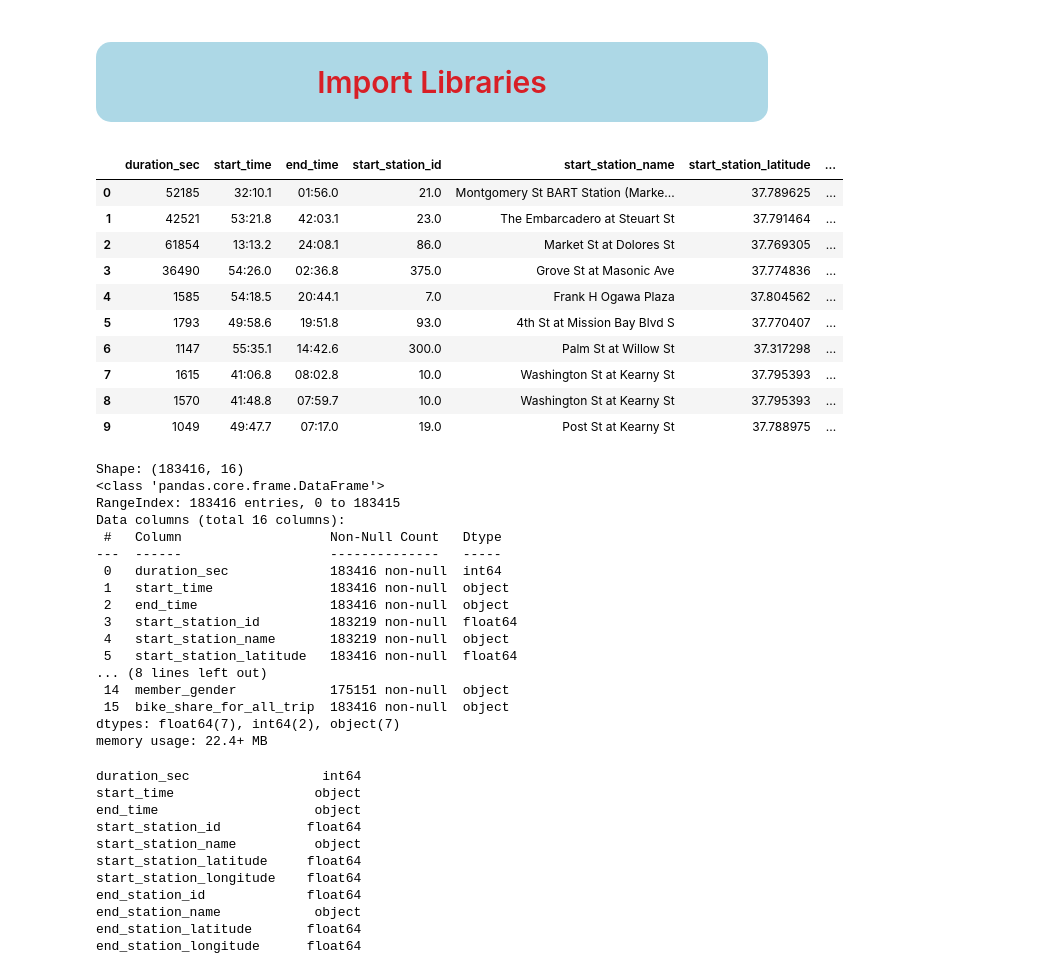
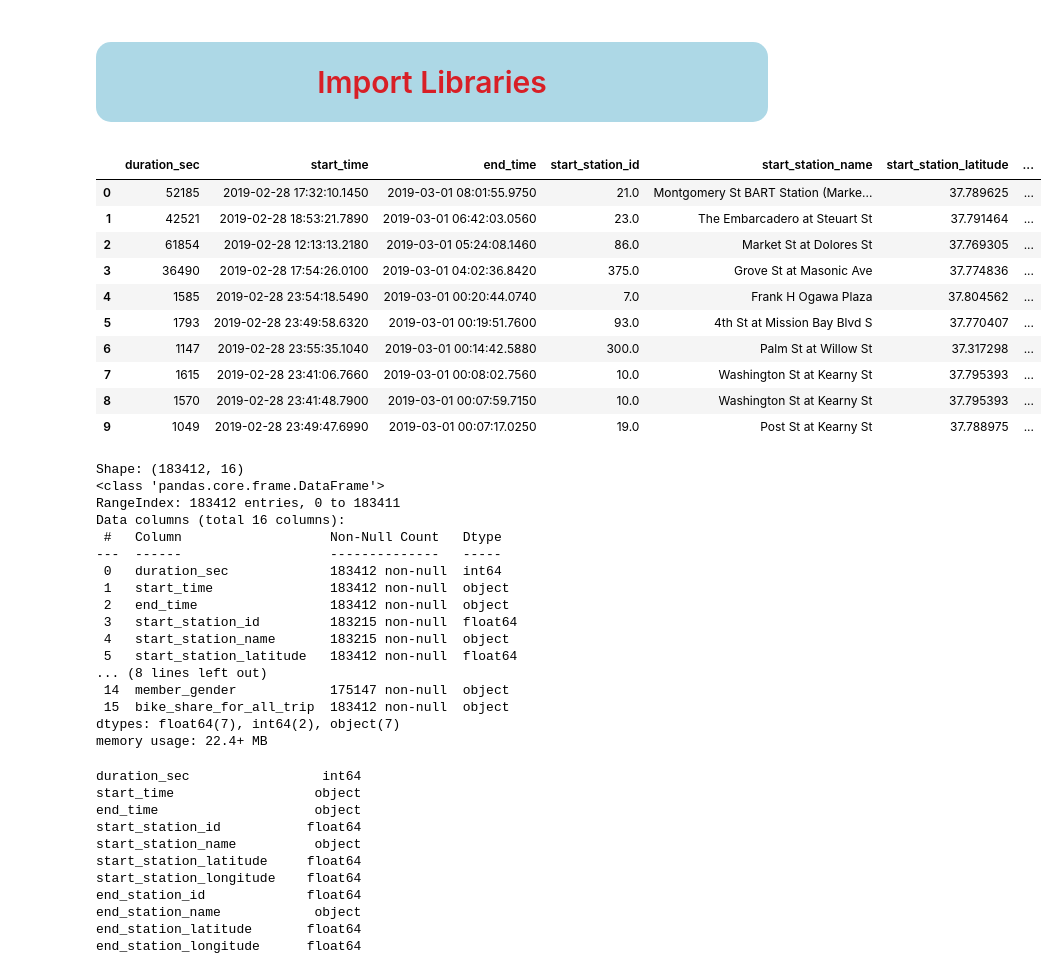
Before and after one commit to basmala-ai-engineer/DEPI-Projects, a Jupyter notebook: DEPI-Projects/Data_preprocessing/Phase_1/datasciece-Final-Project-Basmala_Magdy.ipynb, the cells around one changed output. Saved outputs shown, nothing was run; the diff lists cells and outputs as text; code cells hidden in the pictures.

Commit message:
Add Ford GoBike data analysis and dashboard

```diff
--- a/DEPI-Projects/Data_preprocessing/Phase_1/datasciece-Final-Project-Basmala_Magdy.ipynb
+++ b/DEPI-Projects/Data_preprocessing/Phase_1/datasciece-Final-Project-Basmala_Magdy.ipynb
@@ -109,40 +115,40 @@ import seaborn as sb
 
 %matplotlib inline
 # %%
-df = pd.read_csv('fordgobike-tripdataFor201902.csv')
+df = pd.read_csv('201902-fordgobike-tripdata.csv')
 df.head(10)
 # %% [output]
 |  | duration_sec | start_time | end_time | start_station_id | start_station_name | start_station_latitude | ... |
-| 0 | 52185 | 32:10.1 | 01:56.0 | 21.0 | Montgomery St BART Station (Marke... | 37.789625 | ... |
-| 1 | 42521 | 53:21.8 | 42:03.1 | 23.0 | The Embarcadero at Steuart St | 37.791464 | ... |
-| 2 | 61854 | 13:13.2 | 24:08.1 | 86.0 | Market St at Dolores St | 37.769305 | ... |
-| 3 | 36490 | 54:26.0 | 02:36.8 | 375.0 | Grove St at Masonic Ave | 37.774836 | ... |
-| 4 | 1585 | 54:18.5 | 20:44.1 | 7.0 | Frank H Ogawa Plaza | 37.804562 | ... |
-| 5 | 1793 | 49:58.6 | 19:51.8 | 93.0 | 4th St at Mission Bay Blvd S | 37.770407 | ... |
-| 6 | 1147 | 55:35.1 | 14:42.6 | 300.0 | Palm St at Willow St | 37.317298 | ... |
-| 7 | 1615 | 41:06.8 | 08:02.8 | 10.0 | Washington St at Kearny St | 37.795393 | ... |
-| 8 | 1570 | 41:48.8 | 07:59.7 | 10.0 | Washington St at Kearny St | 37.795393 | ... |
-| 9 | 1049 | 49:47.7 | 07:17.0 | 19.0 | Post St at Kearny St | 37.788975 | ... |
+| 0 | 52185 | 2019-02-28 17:32:10.1450 | 2019-03-01 08:01:55.9750 | 21.0 | Montgomery St BART Station (Marke... | 37.789625 | ... |
+| 1 | 42521 | 2019-02-28 18:53:21.7890 | 2019-03-01 06:42:03.0560 | 23.0 | The Embarcadero at Steuart St | 37.791464 | ... |
+| 2 | 61854 | 2019-02-28 12:13:13.2180 | 2019-03-01 05:24:08.1460 | 86.0 | Market St at Dolores St | 37.769305 | ... |
+| 3 | 36490 | 2019-02-28 17:54:26.0100 | 2019-03-01 04:02:36.8420 | 375.0 | Grove St at Masonic Ave | 37.774836 | ... |
+| 4 | 1585 | 2019-02-28 23:54:18.5490 | 2019-03-01 00:20:44.0740 | 7.0 | Frank H Ogawa Plaza | 37.804562 | ... |
+| 5 | 1793 | 2019-02-28 23:49:58.6320 | 2019-03-01 00:19:51.7600 | 93.0 | 4th St at Mission Bay Blvd S | 37.770407 | ... |
+| 6 | 1147 | 2019-02-28 23:55:35.1040 | 2019-03-01 00:14:42.5880 | 300.0 | Palm St at Willow St | 37.317298 | ... |
+| 7 | 1615 | 2019-02-28 23:41:06.7660 | 2019-03-01 00:08:02.7560 | 10.0 | Washington St at Kearny St | 37.795393 | ... |
+| 8 | 1570 | 2019-02-28 23:41:48.7900 | 2019-03-01 00:07:59.7150 | 10.0 | Washington St at Kearny St | 37.795393 | ... |
+| 9 | 1049 | 2019-02-28 23:49:47.6990 | 2019-03-01 00:07:17.0250 | 19.0 | Post St at Kearny St | 37.788975 | ... |
 # %%
 # here we make overview in high-level for data shape and composition
 print("Shape:", df.shape)
 df.info()
 # %% [output]
-Shape: (183416, 16)
+Shape: (183412, 16)
 <class 'pandas.core.frame.DataFrame'>
-RangeIndex: 183416 entries, 0 to 183415
+RangeIndex: 183412 entries, 0 to 183411
 Data columns (total 16 columns):
  #   Column                   Non-Null Count   Dtype
 ---  ------                   --------------   -----
- 0   duration_sec             183416 non-null  int64
- 1   start_time               183416 non-null  object
- 2   end_time                 183416 non-null  object
- 3   start_station_id         183219 non-null  float64
- 4   start_station_name       183219 non-null  object
- 5   start_station_latitude   183416 non-null  float64
+ 0   duration_sec             183412 non-null  int64
+ 1   start_time               183412 non-null  object
+ 2   end_time                 183412 non-null  object
+ 3   start_station_id         183215 non-null  float64
+ 4   start_station_name       183215 non-null  object
+ 5   start_station_latitude   183412 non-null  float64
 ... (8 lines left out)
- 14  member_gender            175151 non-null  object
- 15  bike_share_for_all_trip  183416 non-null  object
+ 14  member_gender            175147 non-null  object
+ 15  bike_share_for_all_trip  183412 non-null  object
 dtypes: float64(7), int64(2), object(7)
 memory usage: 22.4+ MB
 # %%
```
Also changed, not shown: parts of 16 cells of this notebook, 4 other files.
